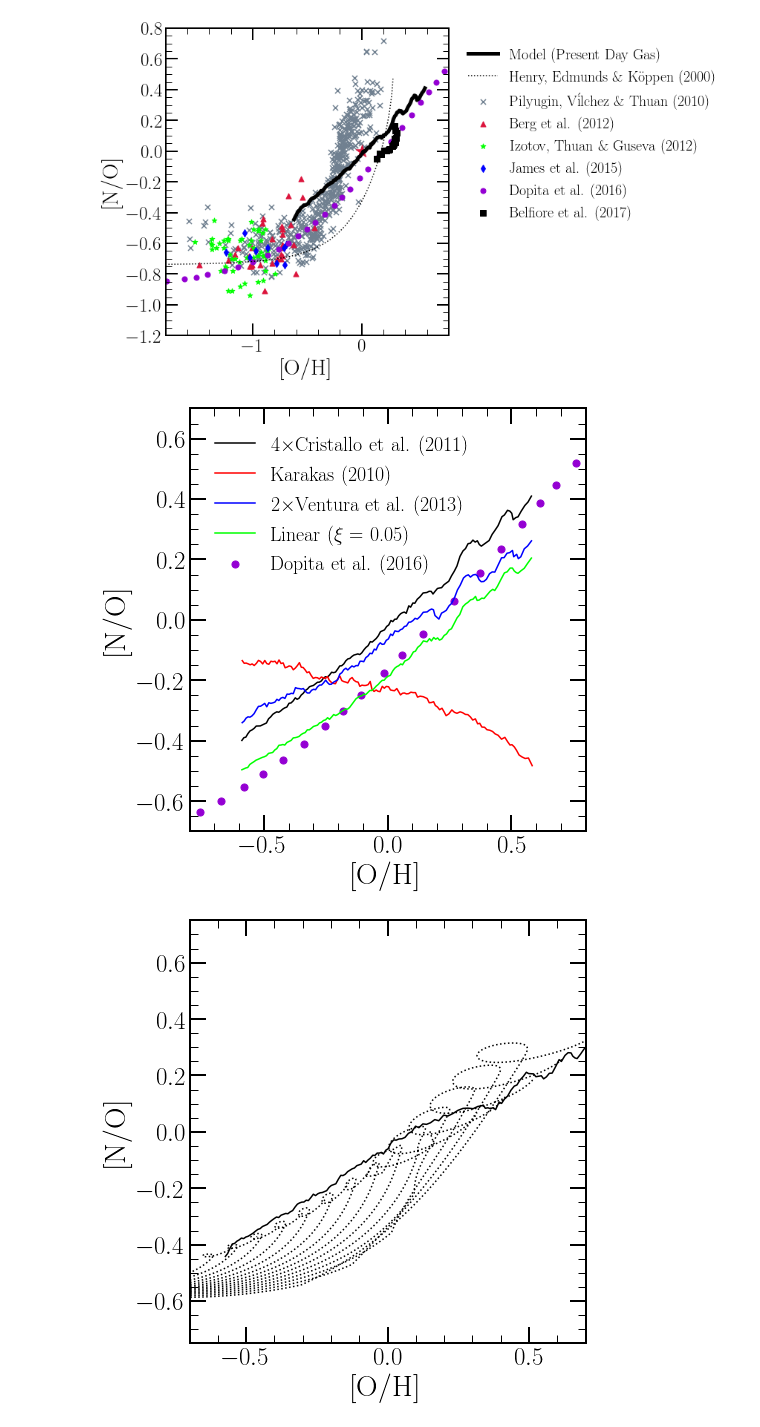
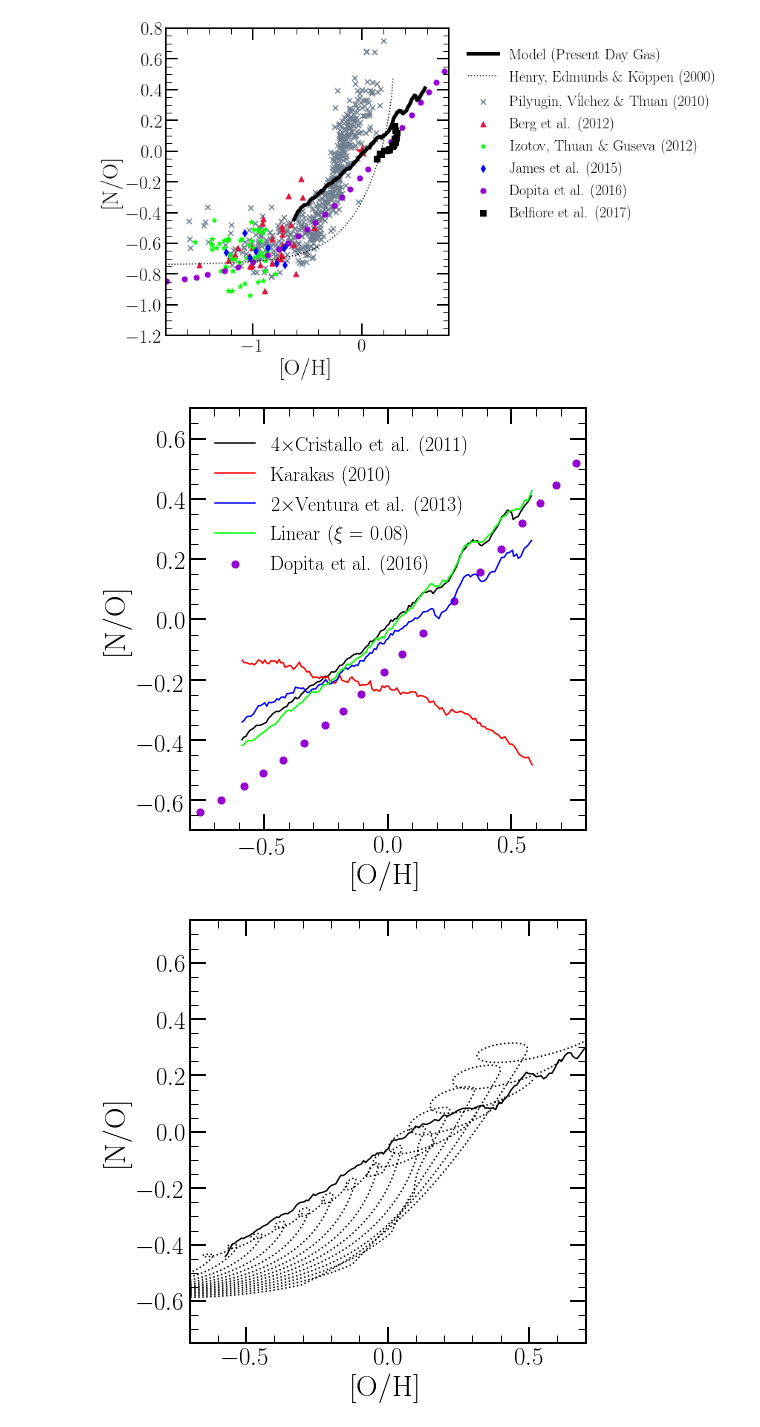
Before and after one commit to giganano/AGBmigration, a Jupyter notebook: notebooks/multizone.ipynb, the cells around one changed output. Drawn from its saved outputs; the diff is of its cells as text; code cells hidden in the pictures.

```diff
--- a/notebooks/multizone.ipynb
+++ b/notebooks/multizone.ipynb
@@ -115,40 +115,40 @@ labels = [
     r"4$\times$Cristallo et al. (2011)",
     "Karakas (2010)",
     r"2$\times$Ventura et al. (2013)",
-    r"Linear ($\xi$ = 0.05)"
+    r"Linear ($\xi$ = 0.08)"
 ]
 for i in range(len(outputs)):
     kwargs = {
         "c": plots.mpltoolkit.named_colors()[colors[i]],
         "label": labels[i]
     }
     xvals = [outputs[i].zones[_].history["[o/h]"][-1] for _ in zones]
     yvals = [outputs[i].zones[_].history["[n/o]"][-1] for _ in zones]
     ax.plot(xvals, yvals, **kwargs)
 dopita2016 = src.data.read("dopita2016")
 kwargs = {
     "c": plots.mpltoolkit.named_colors()["darkviolet"],
     "marker": plots.mpltoolkit.markers()["circle"],
     "label": "Dopita et al. (2016)",
     "s": 50
 }
 ax.scatter(dopita2016["[o/h]"], dopita2016["[n/o]"], **kwargs)
 kwargs = {
     "loc": plots.mpltoolkit.mpl_loc("upper left"),
     "ncol": 1,
     "frameon": False,
     "fontsize": 20,
     "bbox_to_anchor": (0.02, 0.98),
 #     "handlelength": 0
 }
 leg = ax.legend(**kwargs)
 # for i in range(len(colors)):
 #     leg.get_texts()[i].set_color(colors[i])
 #     leg.legendHandles[i].set_visible(False)
 plt.tight_layout()
 for ext in ["pdf", "png"]: plt.savefig("no_oh_yields_comparison.%s" % (ext))
 # %% [output]
-[figure, old version]
+[figure, new version]
 # %%
 fig = plt.figure(figsize = (7, 7), facecolor = "white")
 ax = fig.add_subplot(111)
```
Also changed, not shown: parts of 1 cell of this notebook, 46 other files.
